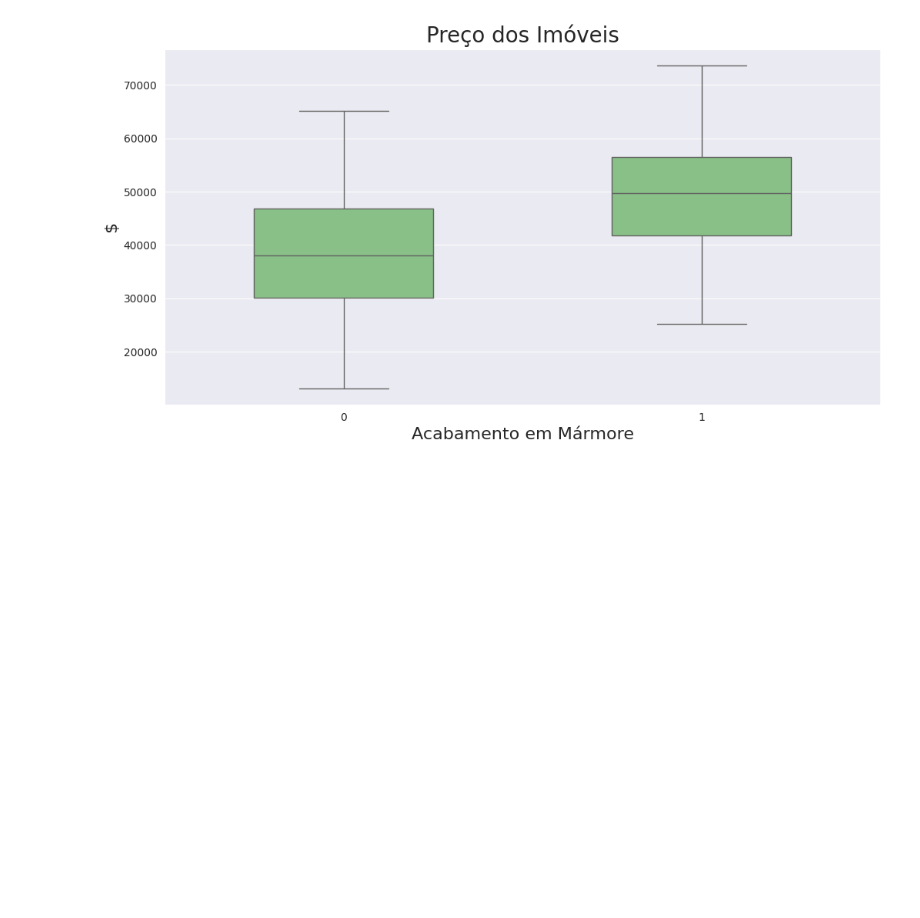
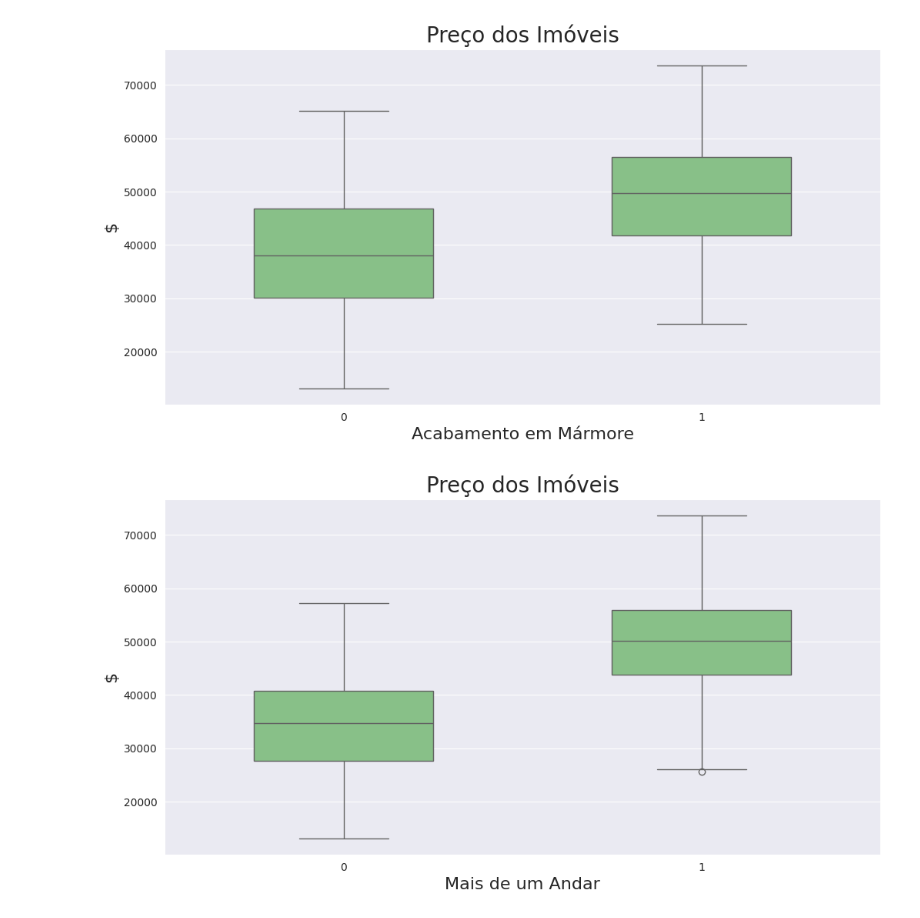
Before and after one commit to Gcango/Teste_Modelos_Regressao_Linear, a Jupyter notebook: Regressao_Linear_Previsão.ipynb, the cells around one changed output. Cells and saved outputs as stored; diff of their text form; code cells hidden in the pictures; blank space fills up the shorter version.

```diff
--- a/Regressao_Linear_Previsão.ipynb
+++ b/Regressao_Linear_Previsão.ipynb
@@ -115,3 +118,12 @@ ax.set_xlabel('Acabamento em Mármore', fontsize=16)
 ax;
 # %% [output]
 [figure]
+# %%
+ax = sns.boxplot(y='precos', x='andares', data=dados, orient='v', width=0.5)
+ax.figure.set_size_inches(12, 6)
+ax.set_title('Preço dos Imóveis', fontsize=20)
+ax.set_ylabel('$', fontsize=16)
+ax.set_xlabel('Mais de um Andar', fontsize=16)
+ax;
+# %% [output]
+[figure, added]
```
Also changed, not shown: parts of 23 cells of this notebook.
